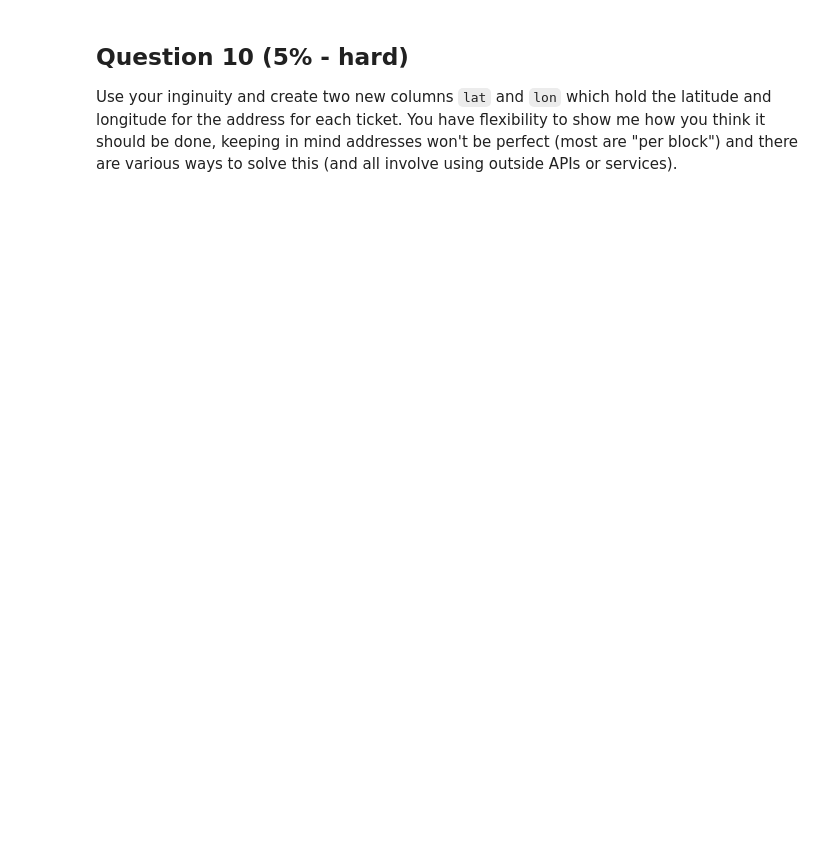
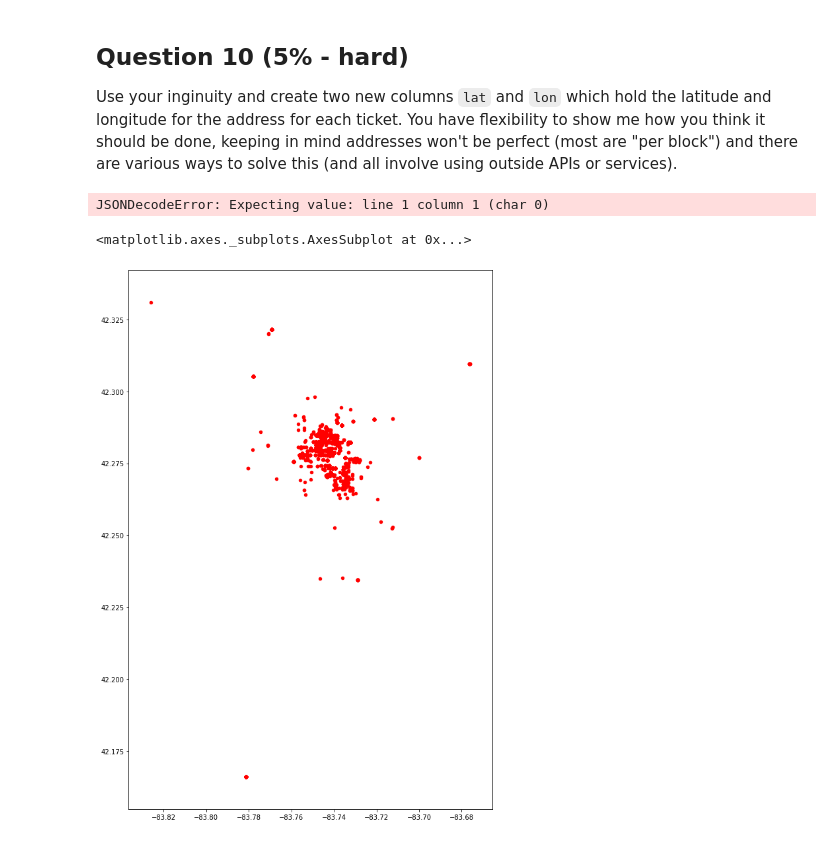
Before and after one commit to ierven/330assignment4, a Jupyter notebook: assignment4.ipynb, the cells around one changed output. Saved outputs shown, nothing was run; the diff lists cells and outputs as text; code cells hidden in the pictures; blank space fills up the shorter version.

```diff
--- a/assignment4.ipynb
+++ b/assignment4.ipynb
@@ -78,0 +257,54 @@ raise NotImplementedError()
+# %%
+import numpy as np
+import requests
+df = pd.concat(pd.read_excel('a2tickets/AnnArbor-TicketViolation-jan2020.xls', skiprows=[0], sheet_name=None), ignore_index=True, sort=False)
+df = df[df['Location'].notna()]
+
+lats = []
+lons = []
+root_url = 'http://www.mapquestapi.com/geocoding/v1/address?key=TAreA6DJGYmD2WeoTT2pdUzUVg4faEyX&maxResults=1&location='
+for row in df.iterrows():
+    if "LOT" in row[1]['Location']:
+        lats.append(np.nan)
+        lons.append(np.nan)
+        continue
+    loc = row[1]['Location']
+    if 'BLK OF' in row[1]['Location']:
+        loc = "".join(row[1]['Location'].split("BLK OF "))
+    elif row[1]['Location'][1].isdigit() == False:
+        resp = requests.get('https://www.mapquestapi.com/search/v4/place?key=TAreA6DJGYmD2WeoTT2pdUzUVg4faEyX&bbox=-83.799572,42.222668,-83.675807,42.323971&pageSize=1&sort=relevance&q='+
+                          row[1]['Location']).json()['results']
+        if resp == []:
+            lats.append(np.nan)
+            lons.append(np.nan)
+            continue
+        loc = resp[0]['displayString']
+    try:
+        lats.append(requests.get(root_url + loc + " Ann Arbor,MI").json()['results'][0]['locations'][0]['latLng']['lat'])
+        lons.append(requests.get(root_url + loc + " Ann Arbor,MI").json()['results'][0]['locations'][0]['latLng']['lng'])
+    except:
+        lats.append(np.nan)
+        lons.append(np.nan)
+df['lat'] = lats
+df['lng'] = lons
+df.to_csv("2020_tickets_lat_lng.csv")
+# %% [output]
+JSONDecodeError: Expecting value: line 1 column 1 (char 0)
+# %%
+import matplotlib.pyplot as plt
+import descartes
+import geopandas as gpd
+from pyproj import CRS
+from shapely.geometry import Point, Polygon
+%matplotlib inline
+df = pd.read_csv("2020_tickets_lat_lng.csv")
+
+geometry=[Point(xy) for xy in zip(df['lng'], df['lat'])]
+crs = CRS("epsg:4326")
+geo_df = gpd.GeoDataFrame(df, crs=crs, geometry=geometry)
+geo_df = geo_df[(geo_df['lat'] > 41) & (geo_df['lat'] < 43) & (geo_df['lng'] > -84) & (geo_df['lng'] < -82)]
+fig, ax = plt.subplots(figsize=(15,15))
+geo_df.plot(ax=ax, markersize=20, color='red')
+# %% [output]
+<matplotlib.axes._subplots.AxesSubplot at 0x...>
+[figure, added]
```
Also changed, not shown: parts of 23 cells of this notebook, 1 other file.
